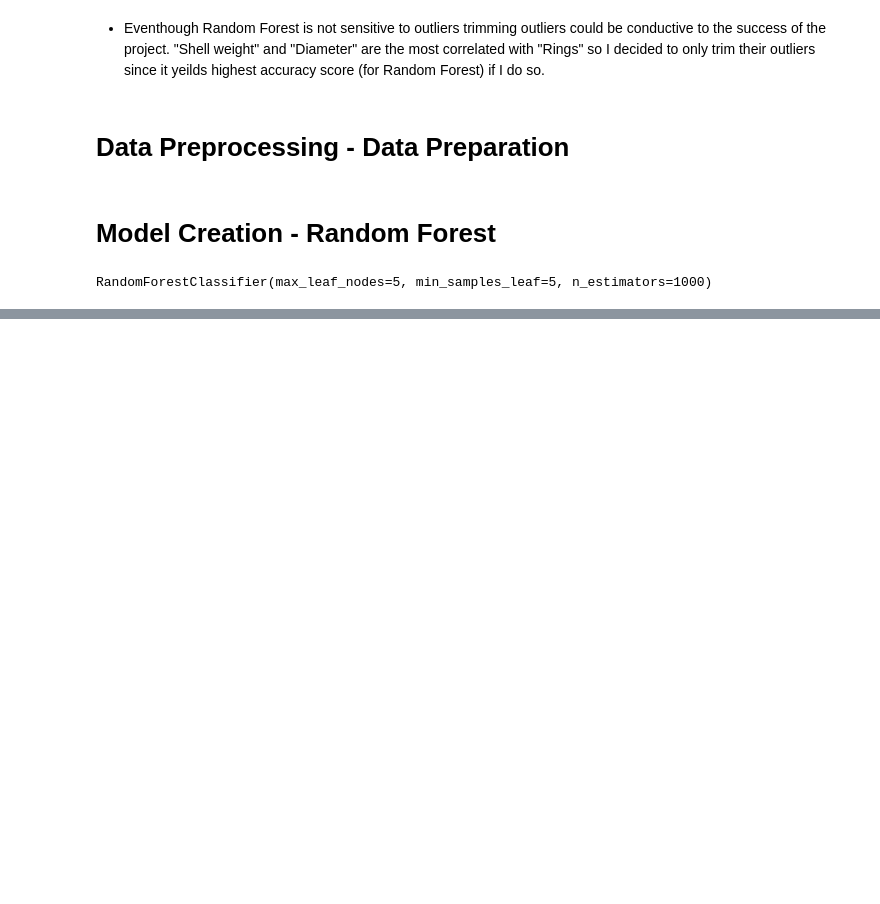
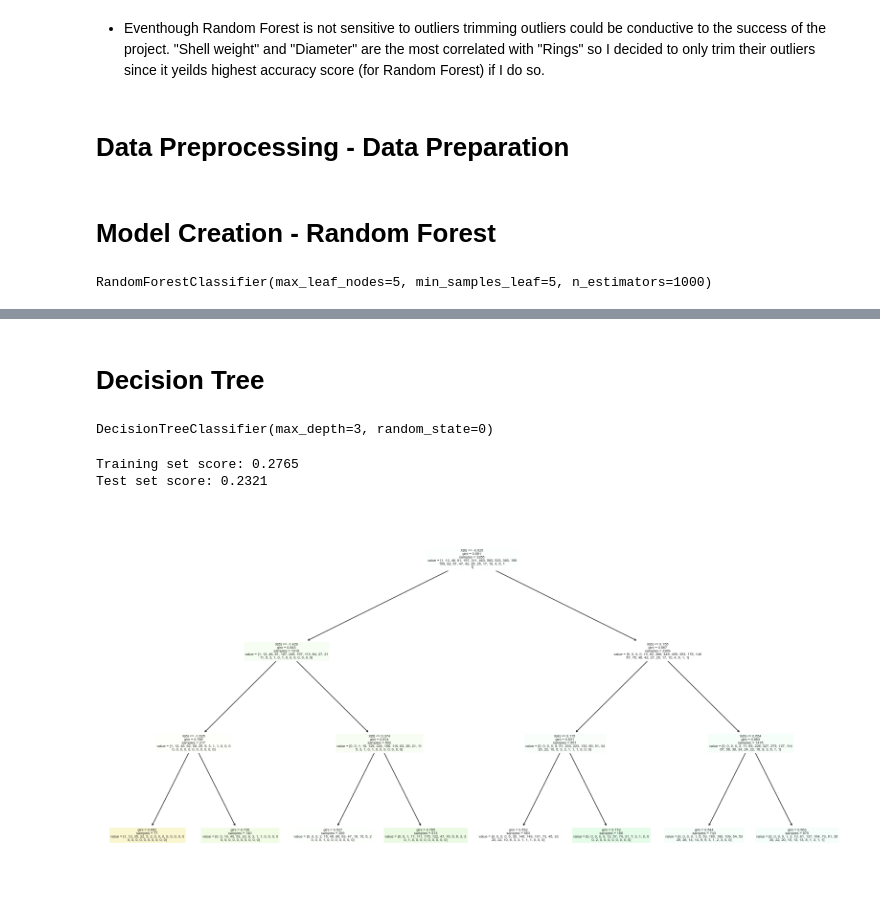
Before and after one commit to SirAbsolute0/Abalone_Classification, a Jupyter notebook: Duong_Dinh_Do_3337_hw5.ipynb, the cells around one changed output, grey strips where cells are left out. Saved outputs shown, nothing was run; the diff lists cells and outputs as text; code cells hidden in the pictures; blank space fills up the shorter version.

Commit message:
Decision Tree

```diff
--- a/Duong_Dinh_Do_3337_hw5.ipynb
+++ b/Duong_Dinh_Do_3337_hw5.ipynb
@@ -253,0 +297,12 @@ Model accuracy score: 0.2783
+# %% [markdown]
+# Decision Tree
+# %%
+from sklearn.tree import DecisionTreeClassifier
+
+# instantiate the DecisionTreeClassifier model with criterion gini index
+clf_gini = DecisionTreeClassifier(criterion='gini', max_depth=3, random_state=0)
+
+# fit the model
+clf_gini.fit(X_train, Y_train)
+# %% [output]
+DecisionTreeClassifier(max_depth=3, random_state=0)
@@ -253,0 +312,15 @@ Model accuracy score: 0.2783
+# %%
+y_pred_train_gini = clf_gini.predict(X_train)
+print('Training set score: {:.4f}'.format(clf_gini.score(X_train, Y_train)))
+print('Test set score: {:.4f}'.format(clf_gini.score(X_test, Y_test)))
+# %% [output]
+Training set score: 0.2765
+Test set score: 0.2321
+# %%
+from sklearn import tree
+
+plt.figure(figsize=(20, 10))
+tree.plot_tree(clf_gini, filled=True)
+plt.show()
+# %% [output]
+[figure, added]
```
Also changed, not shown: parts of 17 cells of this notebook.
